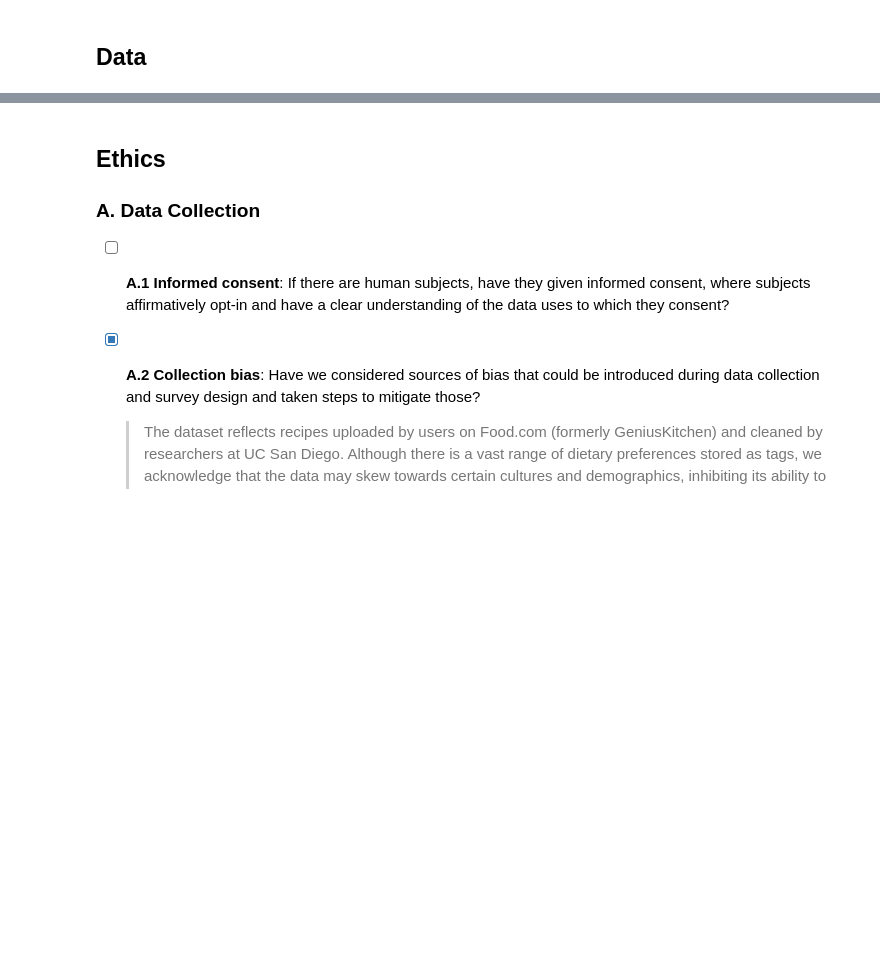
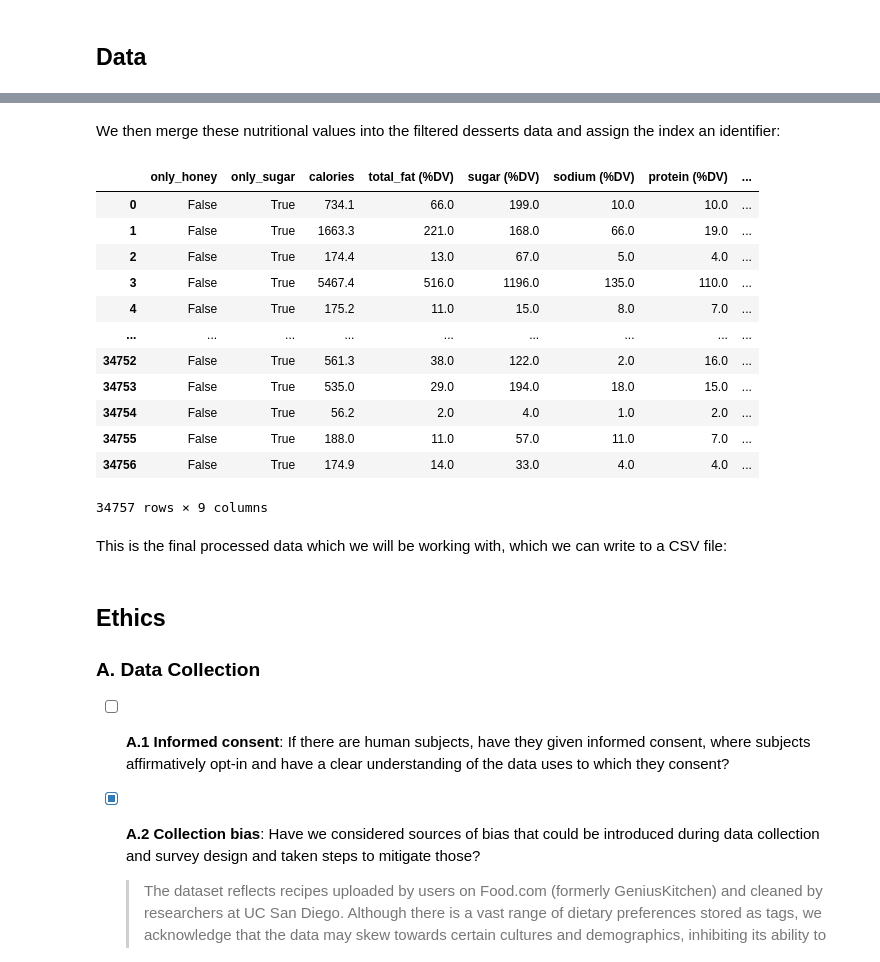
Before and after one commit to COGS108/Group047_WI26, a Jupyter notebook: 01-DataCheckpoint.ipynb, the cells around one changed output, grey strips where cells are left out. Cells and saved outputs as stored; diff of their text form; code cells hidden in the pictures; blank space fills up the shorter version.

```diff
--- a/01-DataCheckpoint.ipynb
+++ b/01-DataCheckpoint.ipynb
@@ -123,0 +272,7 @@ data
+# %%
+processed_df["only_honey"] = processed_df[(processed_df["contains_honey"] == True) & (processed_df["contains_sugar"] == False)]["contains_honey"]
+processed_df["only_sugar"] = processed_df[(processed_df["contains_honey"] == False) & (processed_df["contains_sugar"] == True)]["contains_sugar"]
+processed_df["only_honey"] = processed_df["only_honey"].fillna(False)
+processed_df["only_sugar"] = processed_df["only_sugar"].fillna(False)
+processed_df = processed_df.drop(columns=["contains_honey", "contains_sugar"])
+processed_df
@@ -123,0 +295,4 @@ data
+# %%
+processed_df = processed_df[((processed_df["only_honey"] == True) & (processed_df["only_sugar"] == False)) | ((processed_df["only_honey"] == False) & (processed_df["only_sugar"] == True))]
+processed_df = processed_df.reset_index(drop=True)
+processed_df
@@ -123,0 +315,3 @@ data
+# %%
+processed_df = processed_df.drop(columns=['ingredients'])
+processed_df
@@ -123,0 +334,5 @@ data
+# %%
+col_names = ["calories", "total_fat (%DV)", "sugar (%DV)", "sodium (%DV)", "protein (%DV)", "sat_fat (%DV)", "carbs (%DV)"]
+nutrition_df = pd.DataFrame(processed_df["nutrition"].tolist())
+nutrition_df.columns = col_names
+nutrition_df
@@ -123,0 +353,22 @@ data
+# %% [markdown]
+We then merge these nutritional values into the filtered desserts data and assign the index an identifier:
+# %%
+processed_df = processed_df.merge(nutrition_df, left_on=processed_df.index, right_on=nutrition_df.index, how='outer').drop(columns=["key_0", "nutrition"])
+processed_df.index = 'dessert_id'
+processed_df
+# %% [output]
+|  | only_honey | only_sugar | calories | total_fat (%DV) | sugar (%DV) | sodium (%DV) | protein (%DV) | ... |
+| 0 | False | True | 734.1 | 66.0 | 199.0 | 10.0 | 10.0 | ... |
+| 1 | False | True | 1663.3 | 221.0 | 168.0 | 66.0 | 19.0 | ... |
+| 2 | False | True | 174.4 | 13.0 | 67.0 | 5.0 | 4.0 | ... |
+| 3 | False | True | 5467.4 | 516.0 | 1196.0 | 135.0 | 110.0 | ... |
+| 4 | False | True | 175.2 | 11.0 | 15.0 | 8.0 | 7.0 | ... |
+| ... | ... | ... | ... | ... | ... | ... | ... | ... |
+| 34752 | False | True | 561.3 | 38.0 | 122.0 | 2.0 | 16.0 | ... |
+| 34753 | False | True | 535.0 | 29.0 | 194.0 | 18.0 | 15.0 | ... |
+| 34754 | False | True | 56.2 | 2.0 | 4.0 | 1.0 | 2.0 | ... |
+| 34755 | False | True | 188.0 | 11.0 | 57.0 | 11.0 | 7.0 | ... |
+| 34756 | False | True | 174.9 | 14.0 | 33.0 | 4.0 | 4.0 | ... |
+34757 rows × 9 columns
+# %% [markdown]
+This is the final processed data which we will be working with, which we can write to a CSV file:
```
Also changed, not shown: parts of 30 cells of this notebook, 1 other file.
